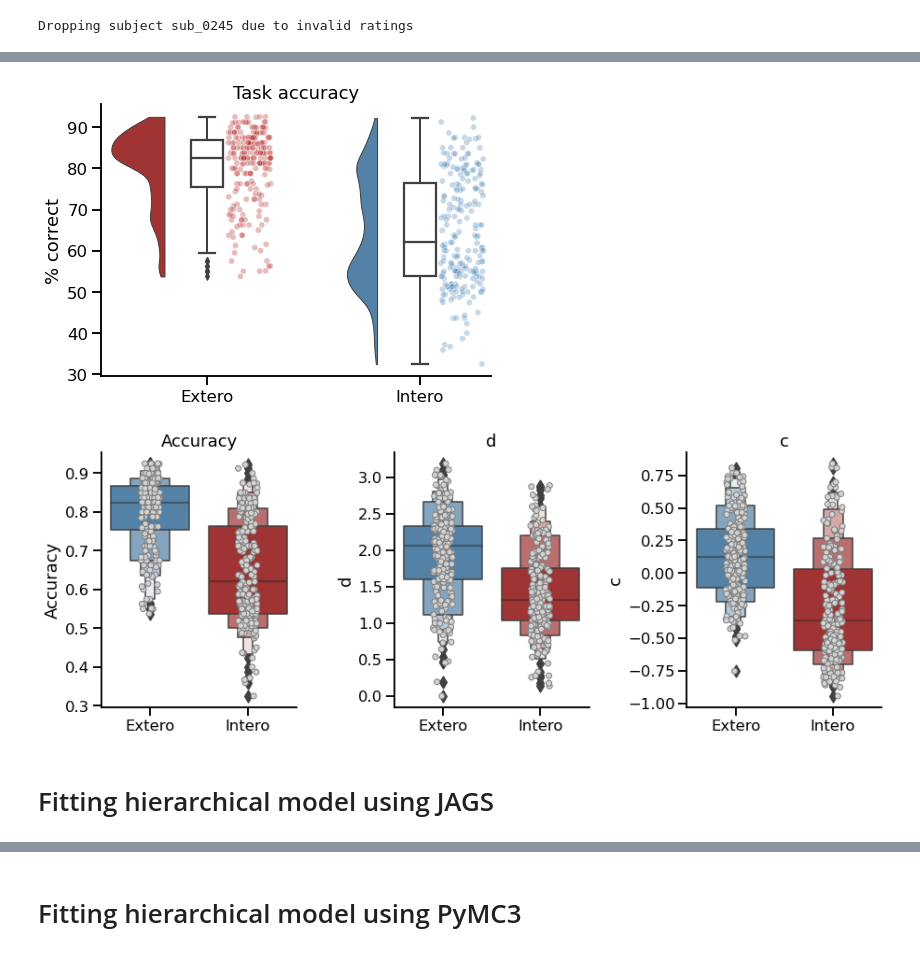
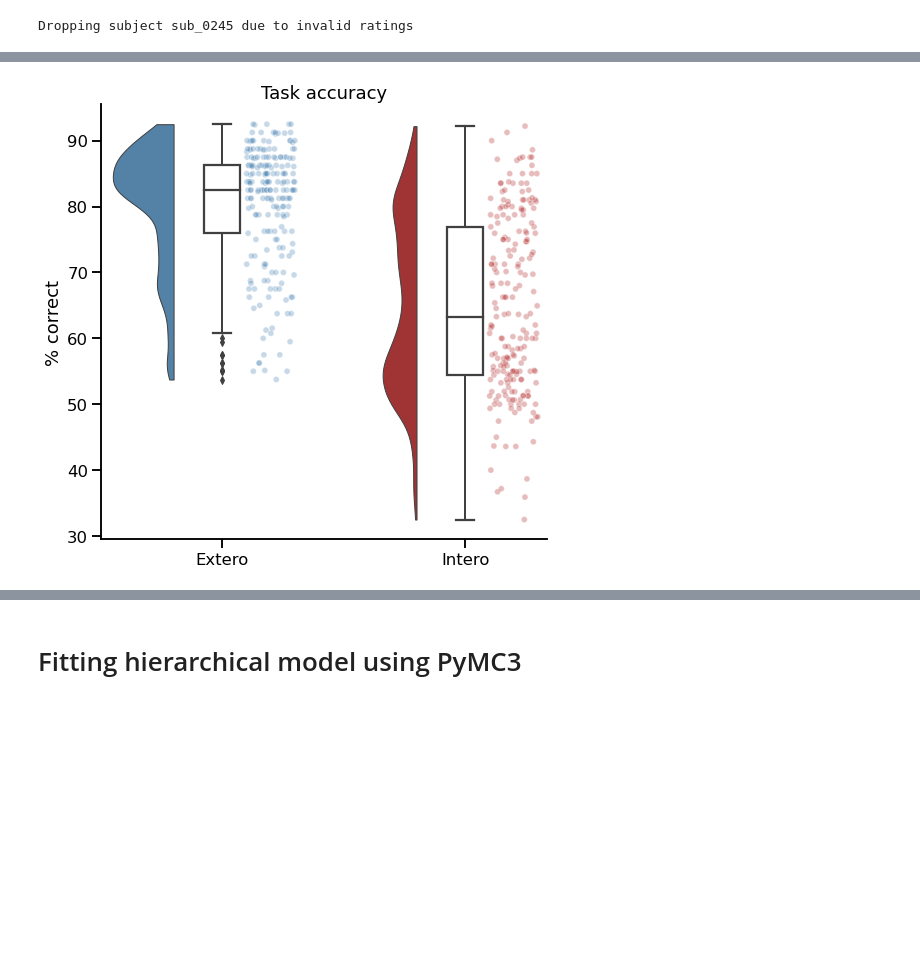
Before and after one commit to embodied-computation-group/CardioceptionPaper, a Jupyter notebook: code/3 - Metacognition-PyMC3.ipynb, the cells around one changed output, grey strips where cells are left out. Drawn from its saved outputs; the diff is of its cells as text; code cells hidden in the pictures; blank space fills up the shorter version.

```diff
--- a/code/3 - Metacognition-PyMC3.ipynb
+++ b/code/3 - Metacognition-PyMC3.ipynb
@@ -23,6 +23,7 @@ merged_df = merged_df[merged_df.Session == 'Del1']
 Filter trial level dataframe, discretize confidence rating and store results in a `metacognition_trials.txt` file.
 # %%
 metacognition_df = pd.DataFrame([])
+drop = []
 for sub in merged_df.Subject.unique():
     for cond in merged_df.Modality.unique():
         this_df = merged_df[(merged_df.Subject==sub) & (merged_df.Modality==cond)]
@@ -38,6 +39,10 @@ for sub in merged_df.Subject.unique():
 
         except ValueError:
             print(f'Dropping subject {sub} due to invalid ratings')
+            drop.append(sub)
+
+for sub in drop:
+    metacognition_df = metacognition_df[metacognition_df.Subject!=sub]
 
 metacognition_df.columns = ['Subject', 'Condition', 'Stimuli', 'Estimation', 'Confidence']
 metacognition_df.loc[:, 'Stimuli'] = metacognition_df['Stimuli'] > 0
@@ -115,29 +120,12 @@ plt.savefig(path + '/figures/Fig3_criterion.svg', dpi=600)
 # %%
-f, ax = plt.subplots(figsize=(7, 5))
+f, ax = plt.subplots(figsize=(8, 8))
 
-ax = pt.RainCloud(x='Condition', y='Accuracy', data=sdt_df, palette=['firebrick', 'steelblue'], bw=.2,
+ax = pt.RainCloud(x='Condition', y='Accuracy', data=sdt_df, palette=['steelblue', 'firebrick'], bw=.2,
                     move=.2, width_viol=.5, ax=ax, orient='v', rain_linewidth=1, point_size=6, rain_alpha=.3)
 ax.set_title('Task accuracy')
 ax.set_ylabel('% correct')
 ax.set_xlabel('')
 sns.despine()
 plt.savefig(path + '/figures/Fig3_accuracy.svg', dpi=600)
 # %% [output]
-[figure, old version]
+[figure, new version]
-# %%
-sns.set_context('talk')
-fig, axs = plt.subplots(1, 3, figsize=(13, 5))
-axs = axs.ravel()
-for i, metric in enumerate(['Accuracy', 'd', 'c']):
-    sns.boxenplot(data=sdt_df, x='Condition', y=metric, ax=axs[i], palette=['steelblue', 'firebrick'])
-    sns.stripplot(data=sdt_df, x='Condition', y=metric, ax=axs[i], color='lightgray', linewidth=1, size=6, alpha=1, dodge=True)
-    axs[i].set_title(metric)
-    axs[i].set_ylabel(metric)
-    axs[i].set_xlabel('')
-plt.tight_layout()
-sns.despine()
-#plt.savefig('metadprime.png', dpi=600)
-# %% [output]
-[figure, removed]
-# %% [markdown]
-# Fitting hierarchical model using JAGS
```
Also changed, not shown: parts of 14 cells of this notebook, 4 other files.
